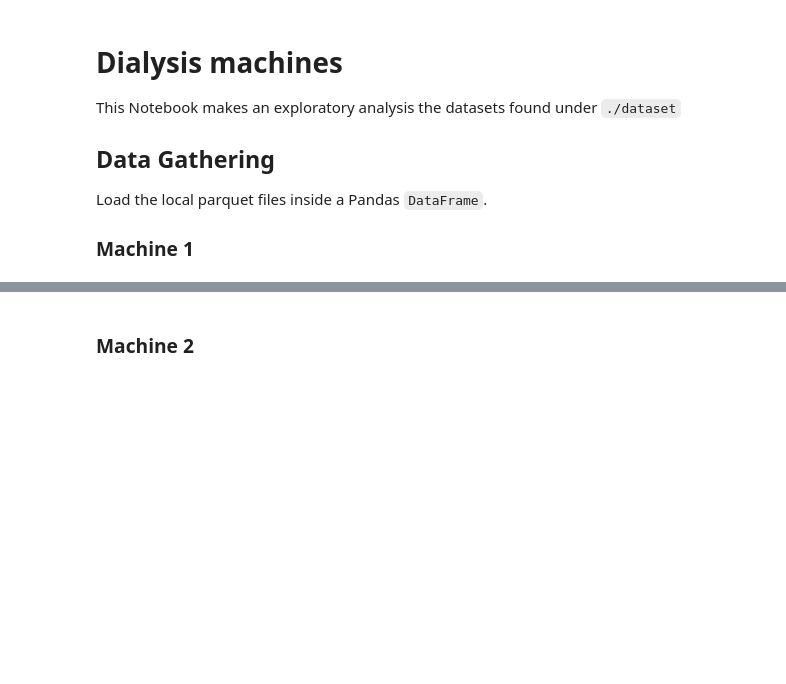
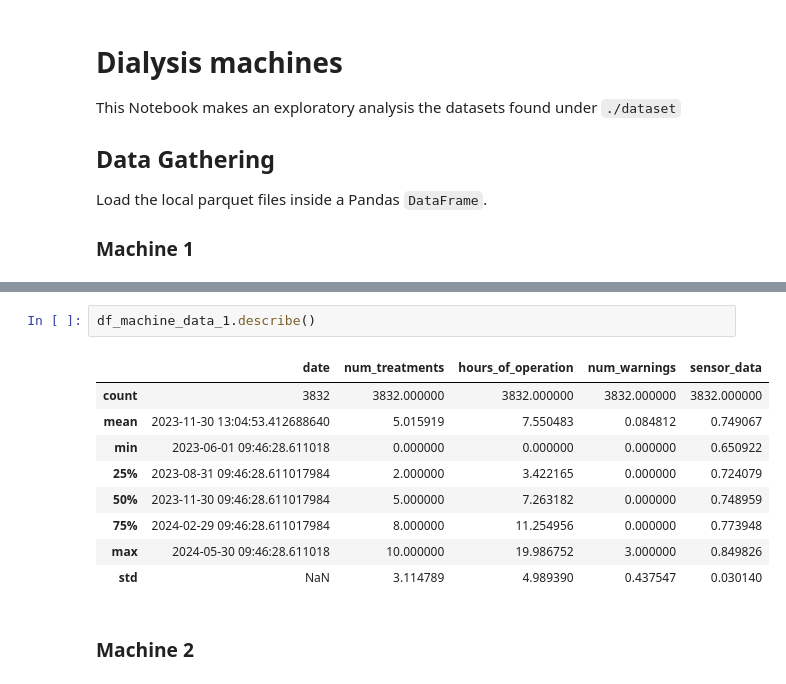
Before and after one commit to Simonmaignan/data-analysis-projects, a Jupyter notebook: projects/dialysis_machines/data-exploration.ipynb, the cells around one changed output, grey strips where cells are left out. Cells and saved outputs as stored; diff of their text form; blank space fills up the shorter version.

```diff
--- a/projects/dialysis_machines/data-exploration.ipynb
+++ b/projects/dialysis_machines/data-exploration.ipynb
@@ -39,6 +39,18 @@ Data columns (total 7 columns):
  6   sensor_data         3832 non-null   float64
 dtypes: datetime64[ns](1), float64(2), int64(2), object(2)
 memory usage: 239.5+ KB
+# %%
+df_machine_data_1.describe()
+# %% [output]
+|  | date | num_treatments | hours_of_operation | num_warnings | sensor_data |
+| count | 3832 | 3832.000000 | 3832.000000 | 3832.000000 | 3832.000000 |
+| mean | 2023-11-30 13:04:53.412688640 | 5.015919 | 7.550483 | 0.084812 | 0.749067 |
+| min | 2023-06-01 09:46:28.611018 | 0.000000 | 0.000000 | 0.000000 | 0.650922 |
+| 25% | 2023-08-31 09:46:28.611017984 | 2.000000 | 3.422165 | 0.000000 | 0.724079 |
+| 50% | 2023-11-30 09:46:28.611017984 | 5.000000 | 7.263182 | 0.000000 | 0.748959 |
+| 75% | 2024-02-29 09:46:28.611017984 | 8.000000 | 11.254956 | 0.000000 | 0.773948 |
+| max | 2024-05-30 09:46:28.611018 | 10.000000 | 19.986752 | 3.000000 | 0.849826 |
+| std | NaN | 3.114789 | 4.989390 | 0.437547 | 0.030140 |
 # %% [markdown]
 ### Machine 2
 # %%
```
Also changed, not shown: parts of 16 cells of this notebook.
